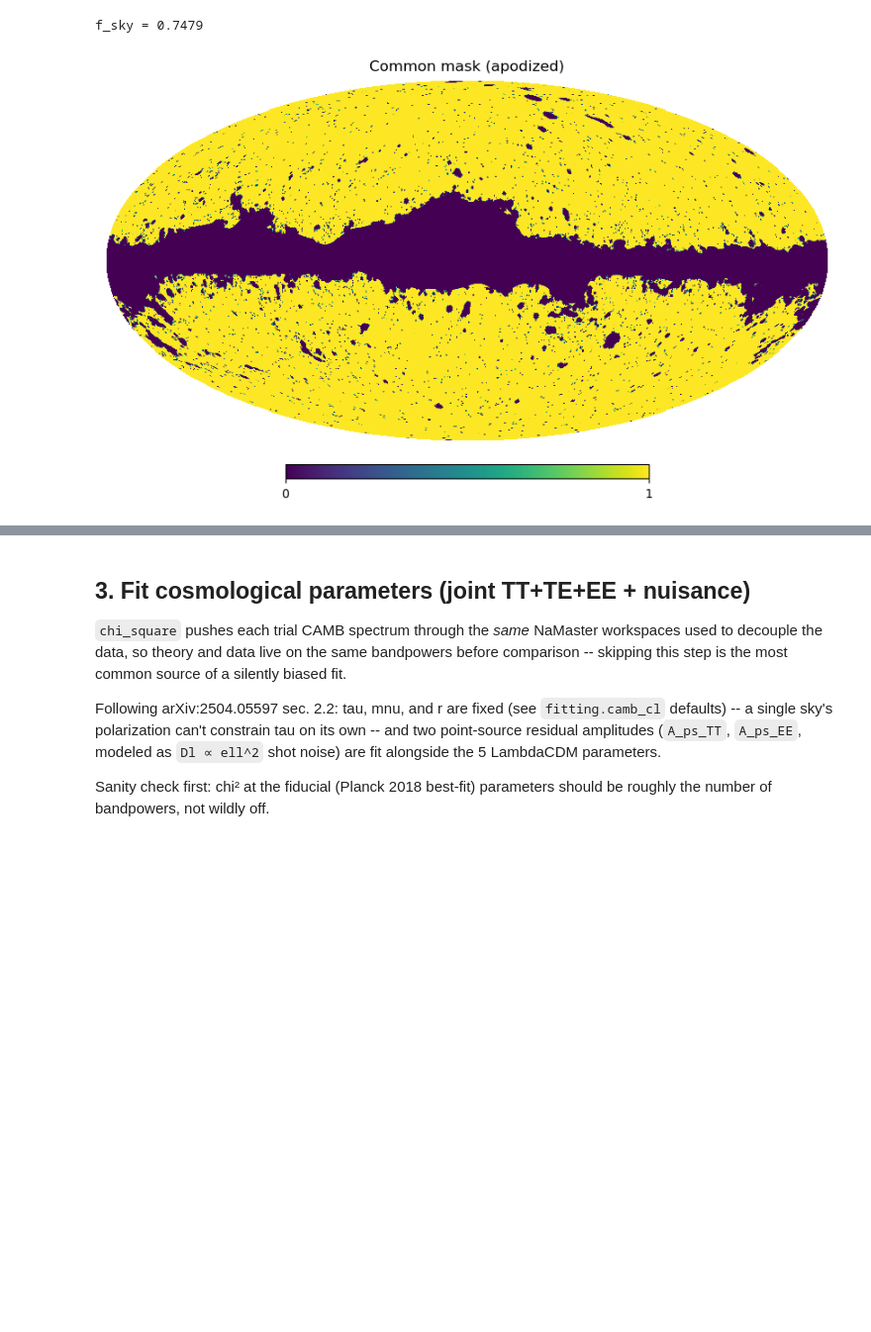
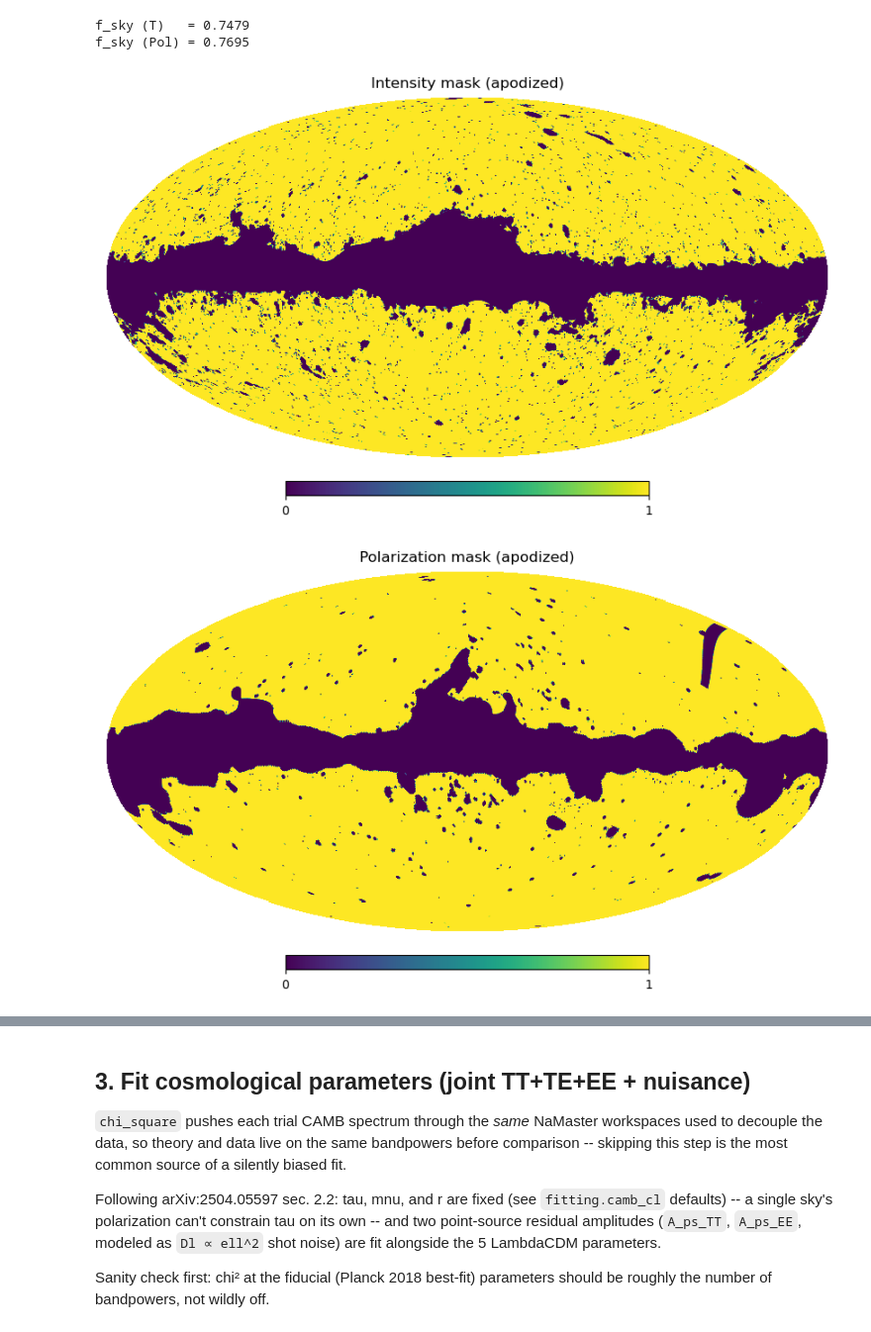
Before and after one commit to jamshidi3d/patch_cosmic_parameters, a Jupyter notebook: patch_cosmology_fit.ipynb, the cells around one changed output, grey strips where cells are left out. Shown at 99% size. Cells and saved outputs as stored; diff of their text form; code cells hidden in the pictures; blank space fills up the shorter version.

```diff
--- a/patch_cosmology_fit.ipynb
+++ b/patch_cosmology_fit.ipynb
@@ -56,30 +59,37 @@ FIDUCIAL = dict(H0=67.36, ombh2=0.02237, omch2=0.1200, As=2.1e-9, ns=0.9649)
 
 hm1_path = os.path.join(INPUT_DIR, "COM_CMB_IQU-smica_2048_R3.00_hm1.fits")
 hm2_path = os.path.join(INPUT_DIR, "COM_CMB_IQU-smica_2048_R3.00_hm2.fits")
-mask_path = os.path.join(INPUT_DIR, "COM_Mask_CMB-common-Mask-Int_2048_R3.00.fits")
+mask_t_path = os.path.join(INPUT_DIR, "COM_Mask_CMB-common-Mask-Int_2048_R3.00.fits")
+mask_pol_path = os.path.join(INPUT_DIR, "COM_Mask_CMB-common-Mask-Pol_2048_R3.00.fits")
 
 # field=(0,1,2) -> I_STOKES, Q_STOKES, U_STOKES; healpy converts NESTED (as
 # stored) to RING automatically.
 map_hm1_t, map_hm1_q, map_hm1_u = hp.read_map(hm1_path, field=(0, 1, 2)) * 1e6  # K_CMB -> uK_CMB
 map_hm2_t, map_hm2_q, map_hm2_u = hp.read_map(hm2_path, field=(0, 1, 2)) * 1e6
-common_mask = hp.read_map(mask_path, field=0)
+common_mask_t = hp.read_map(mask_t_path, field=0)
+common_mask_pol = hp.read_map(mask_pol_path, field=0)
 
 # Full TT/TE/EE/BB set from one CAMB call -- tau/mnu/r fixed at their
 # defaults (see fitting.camb_cl), matching the paper's E2E-simulation inputs.
 cl_fiducial = fitting.camb_cl(**FIDUCIAL, lmax=LMAX)
 # %%
-apodized_mask = patch.apodize_mask(common_mask, apodize_deg=0.3, method="C1")
+apodized_mask_t = patch.apodize_mask(common_mask_t, apodize_deg=0.3, method="C1")
+apodized_mask_pol = patch.apodize_mask(common_mask_pol, apodize_deg=0.3, method="C1")
 
-p_t_hm1 = patch.extract_patch(map_hm1_t, apodized_mask)
-p_t_hm2 = patch.extract_patch(map_hm2_t, apodized_mask)
-p_pol_hm1 = patch.extract_patch(np.array([map_hm1_q, map_hm1_u]), apodized_mask)
-p_pol_hm2 = patch.extract_patch(np.array([map_hm2_q, map_hm2_u]), apodized_mask)
-print(f"f_sky = {p_t_hm1['f_sky']:.4f}")
+p_t_hm1 = patch.extract_patch(map_hm1_t, apodized_mask_t)
+p_t_hm2 = patch.extract_patch(map_hm2_t, apodized_mask_t)
+p_pol_hm1 = patch.extract_patch(np.array([map_hm1_q, map_hm1_u]), apodized_mask_pol)
+p_pol_hm2 = patch.extract_patch(np.array([map_hm2_q, map_hm2_u]), apodized_mask_pol)
+print(f"f_sky (T)   = {p_t_hm1['f_sky']:.4f}")
+print(f"f_sky (Pol) = {p_pol_hm1['f_sky']:.4f}")
 
-hp.mollview(apodized_mask, title="Common mask (apodized)")
+hp.mollview(apodized_mask_t, title="Intensity mask (apodized)")
+hp.mollview(apodized_mask_pol, title="Polarization mask (apodized)")
 # %% [output]
-f_sky = 0.7479
+f_sky (T)   = 0.7479
+f_sky (Pol) = 0.7695
 [figure]
+[figure, added]
 # %% [markdown]
 ## 2. Power spectra + joint covariance (NaMaster)
 
```
Also changed, not shown: parts of 18 cells of this notebook, 10 other files.
